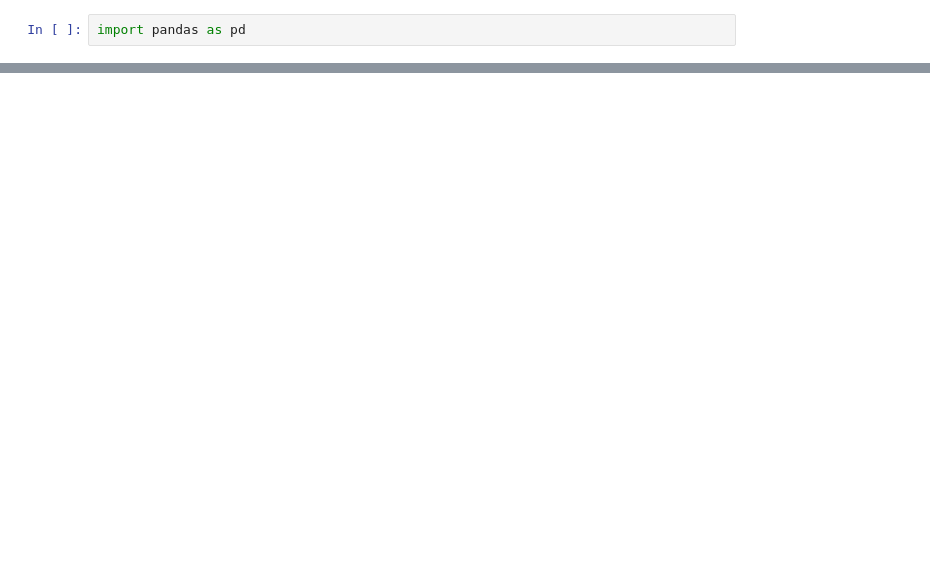
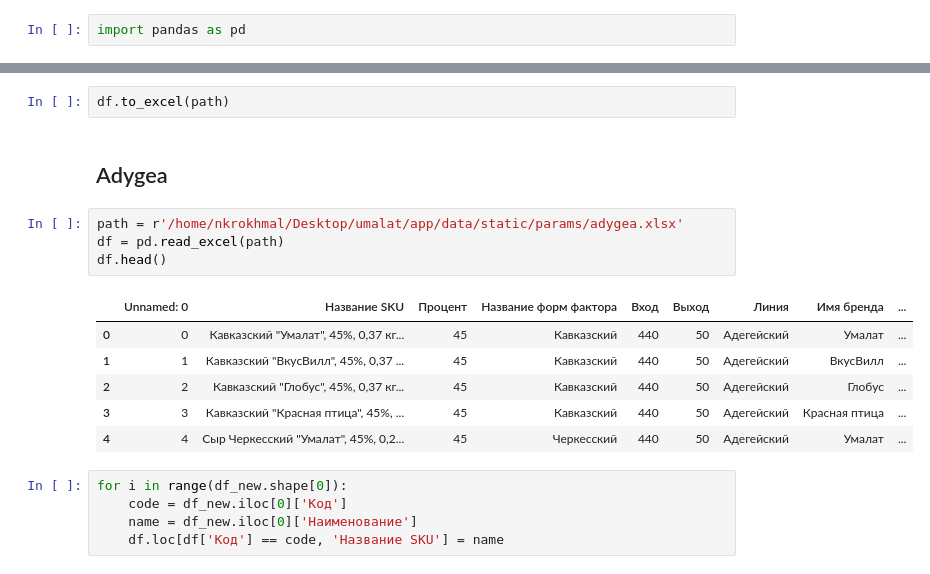
Before and after one commit to nkrokhmal/umalat, a Jupyter notebook: research/nkrokhmal/fix_params.ipynb, the cells around one changed output, grey strips where cells are left out. Drawn from its saved outputs; the diff is of its cells as text; blank space fills up the shorter version.

```diff
--- a/research/nkrokhmal/fix_params.ipynb
+++ b/research/nkrokhmal/fix_params.ipynb
@@ -39,0 +174,20 @@ df[(df['Процент'] == 3.3) & (df['Тип закваски'] == 'Сакко
+# %%
+df.to_excel(path)
+# %% [markdown]
+## Adygea
+# %%
+path = r'/home/nkrokhmal/Desktop/umalat/app/data/static/params/adygea.xlsx'
+df = pd.read_excel(path)
+df.head()
+# %% [output]
+|  | Unnamed: 0 | Название SKU | Процент | Название форм фактора | Вход | Выход | Линия | Имя бренда | ... |
+| 0 | 0 | Кавказский "Умалат", 45%, 0,37 кг... | 45 | Кавказский | 440 | 50 | Адегейский | Умалат | ... |
+| 1 | 1 | Кавказский "ВкусВилл", 45%, 0,37 ... | 45 | Кавказский | 440 | 50 | Адегейский | ВкусВилл | ... |
+| 2 | 2 | Кавказский "Глобус", 45%, 0,37 кг... | 45 | Кавказский | 440 | 50 | Адегейский | Глобус | ... |
+| 3 | 3 | Кавказский "Красная птица", 45%, ... | 45 | Кавказский | 440 | 50 | Адегейский | Красная птица | ... |
+| 4 | 4 | Сыр Черкесский "Умалат", 45%, 0,2... | 45 | Черкесский | 440 | 50 | Адегейский | Умалат | ... |
+# %%
+for i in range(df_new.shape[0]):
+    code = df_new.iloc[0]['Код']
+    name = df_new.iloc[0]['Наименование']
+    df.loc[df['Kод'] == code, 'Название SKU'] = name
```
Also changed, not shown: parts of 42 cells of this notebook, 35 other files.
